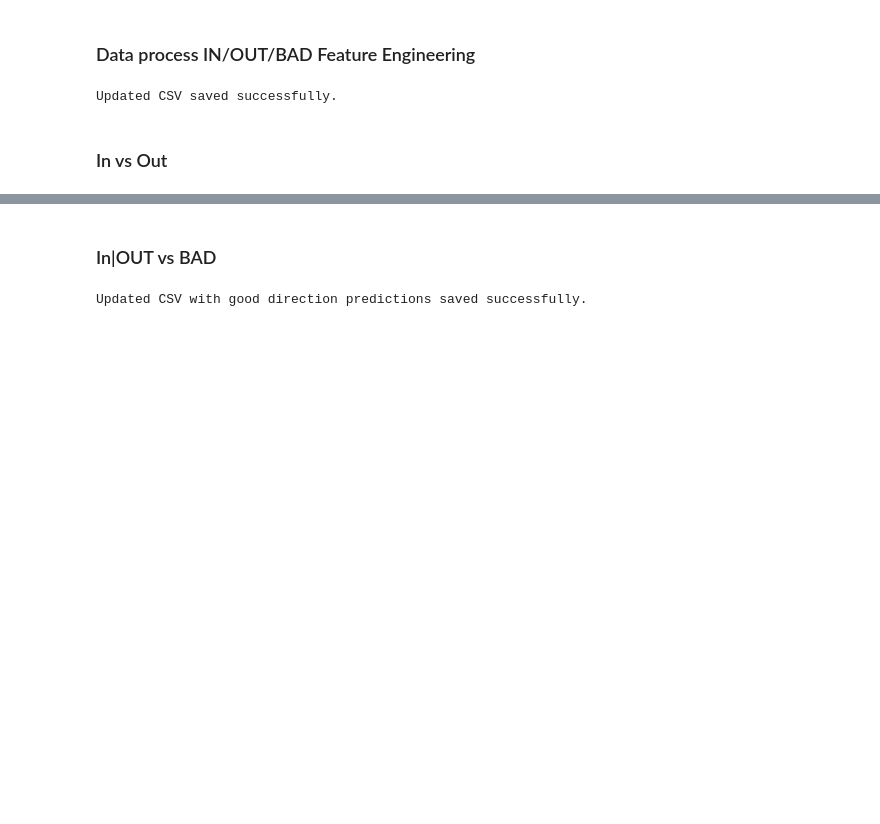
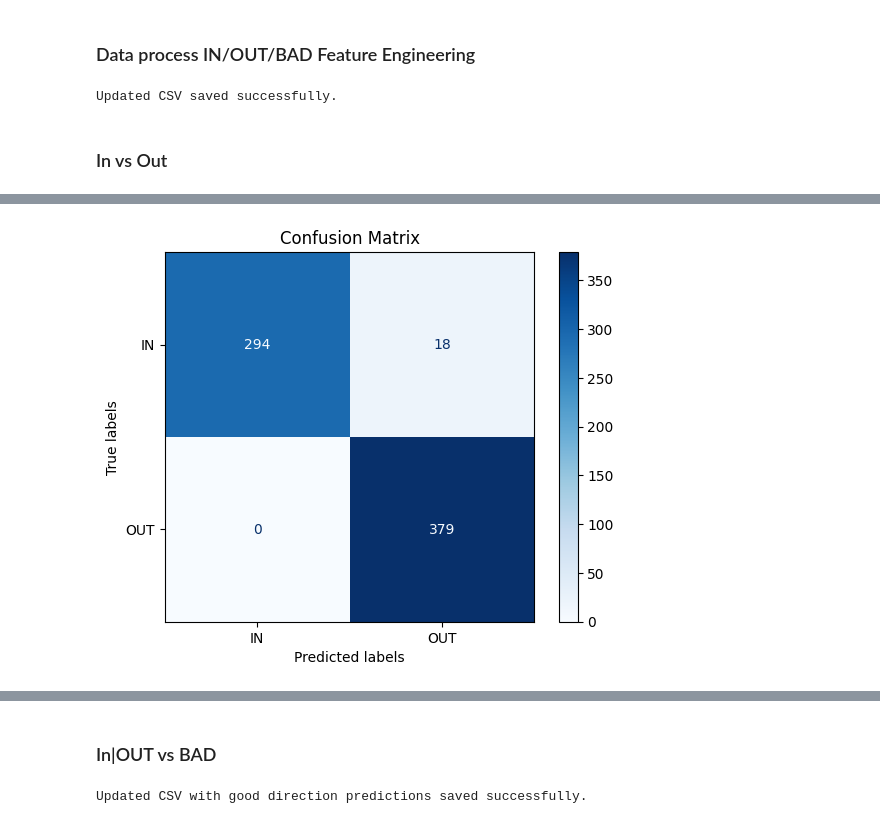
Before and after one commit to dunz21/yolov7-tracker, a Jupyter notebook: selectModel.ipynb, the cells around one changed output, grey strips where cells are left out. Saved outputs shown, nothing was run; the diff lists cells and outputs as text; code cells hidden in the pictures; blank space fills up the shorter version.

```diff
--- a/selectModel.ipynb
+++ b/selectModel.ipynb
@@ -434,10 +356,11 @@ Updated CSV saved successfully.
 import pandas as pd
 import numpy as np
 import os
+import matplotlib.pyplot as plt
 from sklearn.model_selection import train_test_split
 from sklearn.ensemble import GradientBoostingClassifier
-from sklearn.metrics import accuracy_score
 from sklearn.preprocessing import LabelEncoder
+from sklearn.metrics import accuracy_score, ConfusionMatrixDisplay, classification_report,confusion_matrix
 
 BASE_FOLDER_NAME = 'logs'
 CSV_FILE_NAME = 'converted_bbox.csv'
@@ -447,35 +370,40 @@ NEW_FILE = 'updated_conce_bbox_with_predictions.csv'
 
 MODEL_RESULT = os.path.join(BASE_FOLDER_NAME, f'model_inout_{CSV_FILE_NAME}')
 
-# Load the data
 df = pd.read_csv(CSV_FILE_PATH)
 
-# DIEGO
-# df = df.dropna(subset=['img_name','k_fold','label_img']) -> No combiene, xq estoy perdiendo data para training
+# df_filtered = df[(df[INTEREST_LABEL] == 'IN') | (df[INTEREST_LABEL] == 'OUT')] # FUNCIONA
 
-# columns_to_drop = ['img_name', 'k_fold', 'label_img']
-# df = df.drop(columns=columns_to_drop,axis=1)  -> Tambien pierdo data en columnas
+# Aca puede pasar que tengo solo hasta el ID 600 con etiquetas,
+# por ende necesito menor que el ID 1300 y que tengan las etiqeutas IN or OUT, y no BAD ni blanks
+train_df = df[(df['id'] < 1300) & (df[INTEREST_LABEL] == 'IN') | (df[INTEREST_LABEL] == 'OUT')]
 
-# Filter out rows with 'BAD' or empty in 'label_direction'
-df = df[(df[INTEREST_LABEL] == 'IN') | (df[INTEREST_LABEL] == 'OUT')] # FUNCIONA
-
-
-train_df = df[(df['id'] < 1300) & (df[INTEREST_LABEL] == 'IN') | (df[INTEREST_LABEL] == 'OUT')]
-predict_df = df[(df['id'] >= 1300) | ~((df[INTEREST_LABEL] == 'IN') | (df[INTEREST_LABEL] == 'OUT'))]
-
+# Pero para el predict, necesito todas las arriba de 1300 y sacar los BADs solo si es que hay anotadas
+# si no da igual, ahora si hay IN or OUT, me va a servir para despues, pero pueden haber unos pocos o muchos
+# solo me va a servir para la confusion matrix
+predict_df = df[(df['id'] >= 1300) & (df[INTEREST_LABEL] != 'BAD')]
 
 
 # Correctly encode 'IN' as 1 and 'OUT' as 0
 label_encoder = LabelEncoder()
-df['label_direction_encoded'] = label_encoder.fit_transform(df[INTEREST_LABEL])  # 'IN' -> 1, 'OUT' -> 0
+train_df['label_direction_encoded'] = label_encoder.fit_transform(train_df[INTEREST_LABEL])  # 'IN' -> 1, 'OUT' -> 0
 
-not_imporant_features = ['id', INTEREST_LABEL, 'label_direction_encoded','conf_score','k_fold','label_img','overlap','area','frame_number']
+not_imporant_features = ['id',
+                         INTEREST_LABEL,
+                         'label_direction_encoded',
+                         'conf_score',
+                         'k_fold',
+                         'label_img',
+                         'overlap',
+                         'area',
+                         'frame_number',
+                         ]
 # Define features (make sure to only include numeric columns and exclude any text columns)
-features = [col for col in df.columns if col not in not_imporant_features and df[col].dtype in [np.int64, np.float64]]
+features = [col for col in train_df.columns if col not in not_imporant_features and train_df[col].dtype in [np.int64, np.float64]]
 target = 'label_direction_encoded'
 
 # Split the data into training and testing sets
-X_train, X_val, y_train, y_val = train_test_split(df[features], df[target], test_size=0.2, random_state=42)
+X_train, X_val, y_train, y_val = train_test_split(train_df[features], train_df[target], test_size=0.2, random_state=42)
 
 # Initialize the Gradient Boosting Classifier
 model = GradientBoostingClassifier(random_state=42)
@@ -500,6 +428,7 @@ predicted_confidences = model.predict_proba(predict_features).max(axis=1)
 # Adding predictions back to the dataframe
 predict_df['model_label_direction'] = predicted_labels
 predict_df['model_label_direction_conf'] = predicted_confidences
+predict_df['model_label_direction'] = label_encoder.inverse_transform(predict_df['model_label_direction'].astype(int))
 
 # Combine the prediction and training dataframes
 final_df = pd.concat([train_df, predict_df], sort=False)
@@ -507,40 +436,18 @@ final_df = pd.concat([train_df, predict_df], sort=False)
 # Save the updated dataframe to a new CSV file
 final_df.to_csv(MODEL_RESULT, index=False)
 
+label_encoder.classes_
+label_encoder.inverse_transform([1,0])
+print("LabelEncoder classes:", label_encoder.classes_)
+print("LabelEncoder inverse transform:", label_encoder.inverse_transform([1, 0]))
 print("Updated CSV saved successfully.")
 
 
-
-
-
-
-
-
-
-
-# prediction_probs_D = model.predict_proba(X_val)[:, 1]  # Probability of being 'IN'
-# prediction_probs2_D = model.predict_proba(X_val)
-
-
-
-# # Prepare the entire dataset for prediction
-# # First, ensure only numeric features are used
-# df['model_label_direction'] = np.nan  # Initialize column for model predictions
-# df['model_label_direction_conf'] = np.nan  # Initialize column for prediction confidence
-
-# # Predicting on rows needing prediction (assuming 'BAD' or not labeled)
-# predict_features = df[features]
-# df['model_label_direction'] = model.predict(predict_features)
-# df['model_label_direction_conf'] = model.predict_proba(predict_features)[:, 1]  # Probability of being 'IN'
-
-# # Mapping numeric predictions back to 'IN' or 'OUT'
-# df['model_label_direction'] = label_encoder.inverse_transform(df['model_label_direction'].astype(int))
-
-# # Save the updated dataframe to a new CSV file
-# NEW_CSV_PATH = os.path.join(BASE_FOLDER_NAME, NEW_FILE)
-# df.to_csv(NEW_CSV_PATH, index=False)
-
-# print("Updated CSV with predictions saved successfully.")
+################################################ TESTING ################################################
+agg_df = aggregate_and_compare_predictions(final_df, 'model_label_direction', 'label_direction')
+plot_confusion_matrix(agg_df)
+plot_false_positives(agg_df, final_df, img_name_col='img_name',true_label_col='label_direction', pred_label_col='model_label_direction', conf_col='model_label_direction_conf', base_img_path=FOLDER_PATH_IMGS, save_path='logs/false_positive_images.png', nrows=2)
+calculate_confidence_distribution(comparison_df, 'id', 'label_direction', 'model_label_direction', 'model_label_direction_conf')
 # %% [output]
 A value is trying to be set on a copy of a slice from a DataFrame.
 Try using .loc[row_indexer,col_indexer] = value instead
@@ -551 +460,2 @@ Validation Accuracy: 1.0
 Updated CSV saved successfully.
+[figure, added]
```
Also changed, not shown: parts of 11 cells of this notebook.
